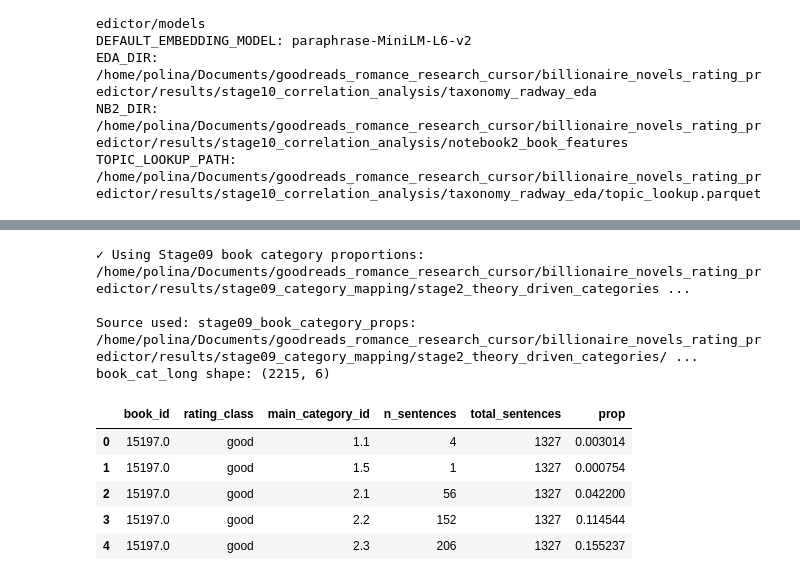
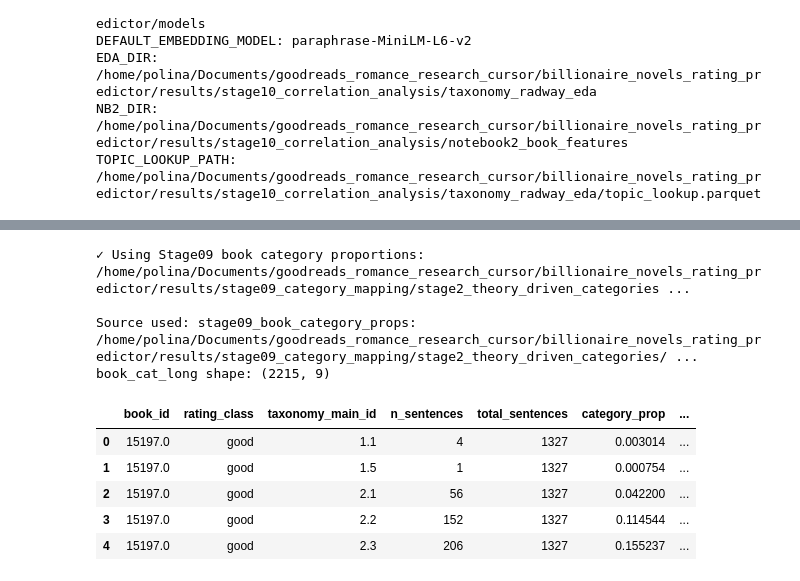
Before and after one commit to BakhturinaPolina/billionaire_novels_rating_predictor, a Jupyter notebook: notebooks/07_analysis/statistical_analysis/02_notebook2_book_aggregation_indices_with_path_report.ipynb, the cells around one changed output, grey strips where cells are left out. Drawn from its saved outputs; the diff is of its cells as text; code cells hidden in the pictures.

```diff
--- a/notebooks/07_analysis/statistical_analysis/02_notebook2_book_aggregation_indices_with_path_report.ipynb
+++ b/notebooks/07_analysis/statistical_analysis/02_notebook2_book_aggregation_indices_with_path_report.ipynb
@@ -325,6 +325,25 @@ if inputs.get('stage09_book_category_props') is not None:
     book_cat_long = load_table(p)
     source_used = f"stage09_book_category_props: {p}"
     print(f"✓ Using Stage09 book category proportions: {p}")
+
+    # Normalize column names: stage09 uses 'prop' and 'main_category_id'
+    # Rename to match expected format
+    if 'prop' in book_cat_long.columns:
+        book_cat_long = book_cat_long.rename(columns={'prop': 'category_prop'})
+    if 'main_category_id' in book_cat_long.columns:
+        book_cat_long = book_cat_long.rename(columns={'main_category_id': 'taxonomy_main_id'})
+
+    # Join with topic_lookup to get taxonomy_main_name and taxonomy_main_group if missing
+    if 'taxonomy_main_name' not in book_cat_long.columns or 'taxonomy_main_group' not in book_cat_long.columns:
+        book_cat_long = book_cat_long.merge(
+            topic_lookup[['taxonomy_main_id', 'taxonomy_main_name', 'taxonomy_main_group']].drop_duplicates(),
+            on='taxonomy_main_id',
+            how='left'
+        )
+
+    # Add unmapped_topic_mass column if missing (set to 0 for stage09 data since it's already filtered)
+    if 'unmapped_topic_mass' not in book_cat_long.columns:
+        book_cat_long['unmapped_topic_mass'] = 0.0
 else:
     p = inputs.get('book_topic_probs')
     assert p is not None and Path(p).exists(), (
@@ -368,40 +387,40 @@ else:
 
     # Track unmapped probability mass per book (important QA)
     book_topic['is_mapped'] = book_topic['taxonomy_main_id'].notna()
     unmapped_mass = (book_topic
                      .assign(unmapped_prob=lambda d: np.where(d['is_mapped'], 0.0, d['prob']))
                      .groupby('book_id', as_index=False)['unmapped_prob'].sum()
                      .rename(columns={'unmapped_prob':'unmapped_topic_mass'}))
 
     # Aggregate to book x taxonomy_main_id (long format)
     book_cat_long = (book_topic[book_topic['is_mapped']]
         .groupby(['book_id','taxonomy_main_id','taxonomy_main_name','taxonomy_main_group'], as_index=False)['prob']
         .sum()
         .rename(columns={'prob':'category_prop_raw'})
     )
 
     # Normalize within book across mapped categories so proportions sum to 1 (mapped space)
     totals = book_cat_long.groupby('book_id', as_index=False)['category_prop_raw'].sum().rename(columns={'category_prop_raw':'mapped_mass'})
     book_cat_long = book_cat_long.merge(totals, on='book_id', how='left')
     book_cat_long['category_prop'] = book_cat_long['category_prop_raw'] / book_cat_long['mapped_mass']
 
     # Attach unmapped mass
     book_cat_long = book_cat_long.merge(unmapped_mass, on='book_id', how='left')
 
 print("\nSource used:", source_used)
 print("book_cat_long shape:", book_cat_long.shape)
 display(book_cat_long.head())
 # %% [output]
 ✓ Using Stage09 book category proportions: /home/polina/Documents/goodreads_romance_research_cursor/billionaire_novels_rating_predictor/results/stage09_category_mapping/stage2_theory_driven_categories ...
 
 Source used: stage09_book_category_props: /home/polina/Documents/goodreads_romance_research_cursor/billionaire_novels_rating_predictor/results/stage09_category_mapping/stage2_theory_driven_categories/ ...
-book_cat_long shape: (2215, 6)
+book_cat_long shape: (2215, 9)
-|  | book_id | rating_class | main_category_id | n_sentences | total_sentences | prop |
-| 0 | 15197.0 | good | 1.1 | 4 | 1327 | 0.003014 |
-| 1 | 15197.0 | good | 1.5 | 1 | 1327 | 0.000754 |
-| 2 | 15197.0 | good | 2.1 | 56 | 1327 | 0.042200 |
-| 3 | 15197.0 | good | 2.2 | 152 | 1327 | 0.114544 |
-| 4 | 15197.0 | good | 2.3 | 206 | 1327 | 0.155237 |
+|  | book_id | rating_class | taxonomy_main_id | n_sentences | total_sentences | category_prop | ... |
+| 0 | 15197.0 | good | 1.1 | 4 | 1327 | 0.003014 | ... |
+| 1 | 15197.0 | good | 1.5 | 1 | 1327 | 0.000754 | ... |
+| 2 | 15197.0 | good | 2.1 | 56 | 1327 | 0.042200 | ... |
+| 3 | 15197.0 | good | 2.2 | 152 | 1327 | 0.114544 | ... |
+| 4 | 15197.0 | good | 2.3 | 206 | 1327 | 0.155237 | ... |
 # %%
 books_meta = None
 if inputs.get('books_meta') is not None:
```
Also changed, not shown: parts of 6 cells of this notebook.
